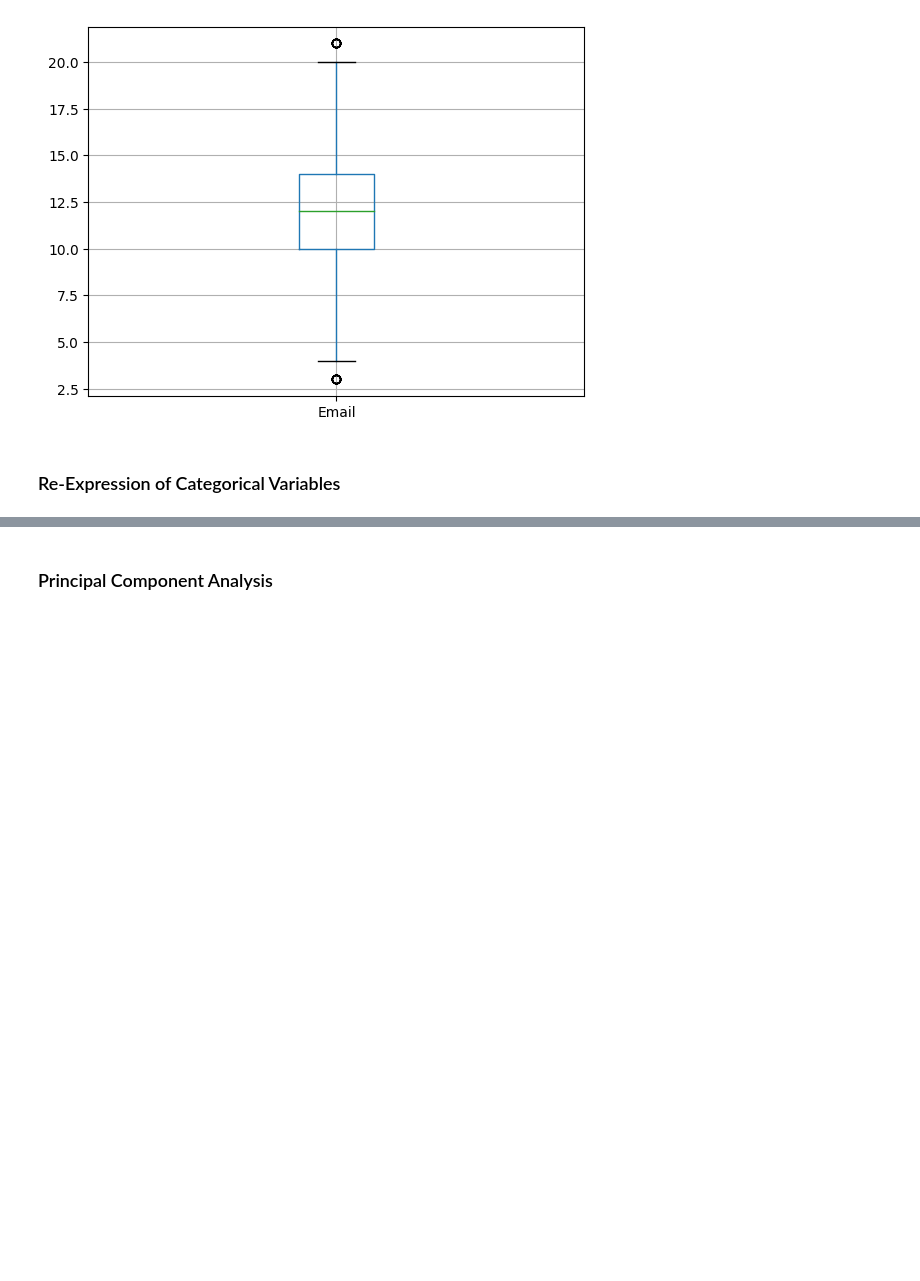
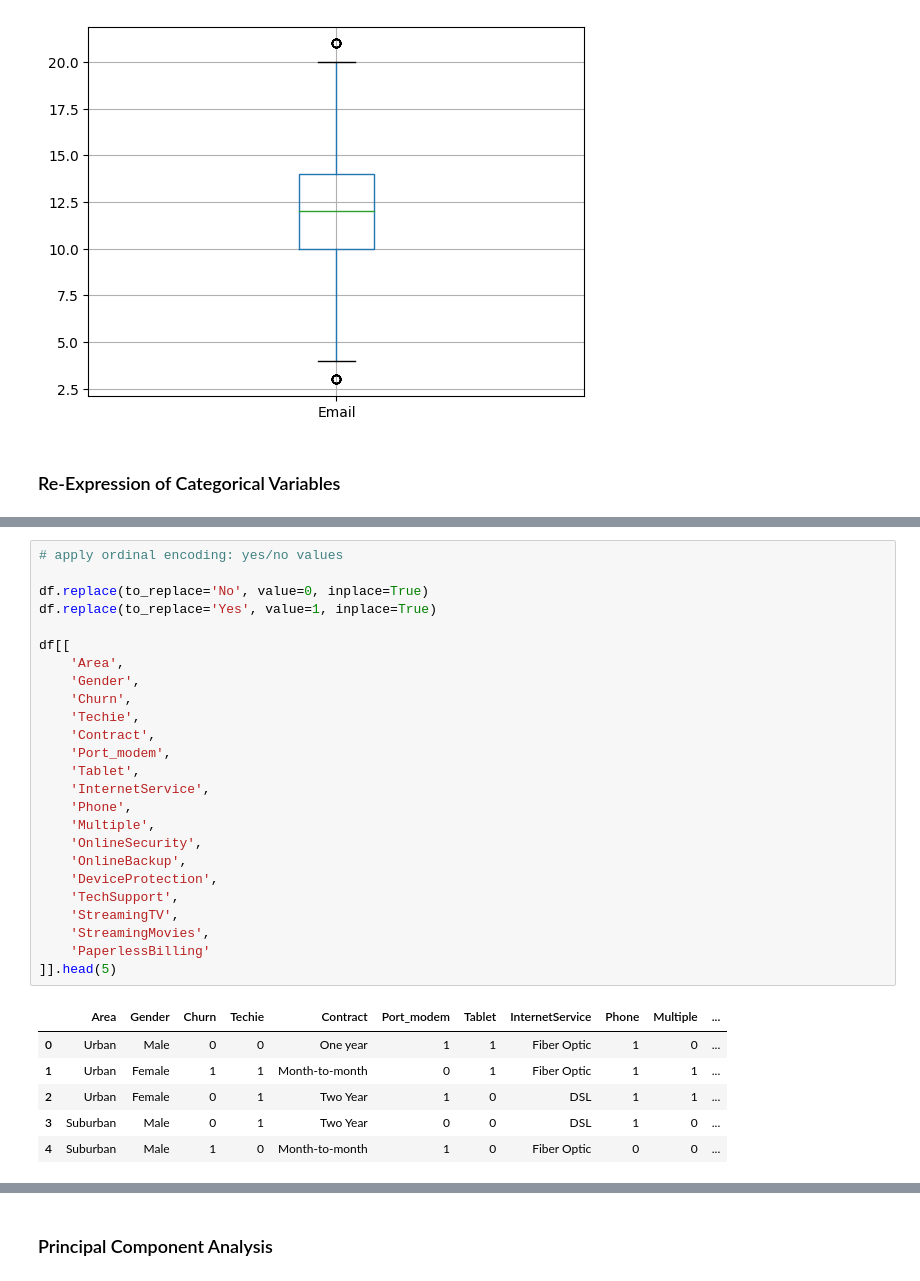
Before and after one commit to sjo1403/churn_data_cleaning, a Jupyter notebook: D206 Data Cleaning.ipynb, the cells around one changed output, grey strips where cells are left out. Cells and saved outputs as stored; diff of their text form; blank space fills up the shorter version.

```diff
--- a/D206 Data Cleaning.ipynb
+++ b/D206 Data Cleaning.ipynb
@@ -479,0 +572,32 @@ df[['Email']].boxplot()
+# %%
+# apply ordinal encoding: yes/no values
+
+df.replace(to_replace='No', value=0, inplace=True)
+df.replace(to_replace='Yes', value=1, inplace=True)
+
+df[[
+    'Area',
+    'Gender',
+    'Churn',
+    'Techie',
+    'Contract',
+    'Port_modem',
+    'Tablet',
+    'InternetService',
+    'Phone',
+    'Multiple',
+    'OnlineSecurity',
+    'OnlineBackup',
+    'DeviceProtection',
+    'TechSupport',
+    'StreamingTV',
+    'StreamingMovies',
+    'PaperlessBilling'
+]].head(5)
+# %% [output]
+|  | Area | Gender | Churn | Techie | Contract | Port_modem | Tablet | InternetService | Phone | Multiple | ... |
+| 0 | Urban | Male | 0 | 0 | One year | 1 | 1 | Fiber Optic | 1 | 0 | ... |
+| 1 | Urban | Female | 1 | 1 | Month-to-month | 0 | 1 | Fiber Optic | 1 | 1 | ... |
+| 2 | Urban | Female | 0 | 1 | Two Year | 1 | 0 | DSL | 1 | 1 | ... |
+| 3 | Suburban | Male | 0 | 1 | Two Year | 0 | 0 | DSL | 1 | 0 | ... |
+| 4 | Suburban | Male | 1 | 0 | Month-to-month | 1 | 0 | Fiber Optic | 0 | 0 | ... |
```
Also changed, not shown: parts of 11 cells of this notebook.
